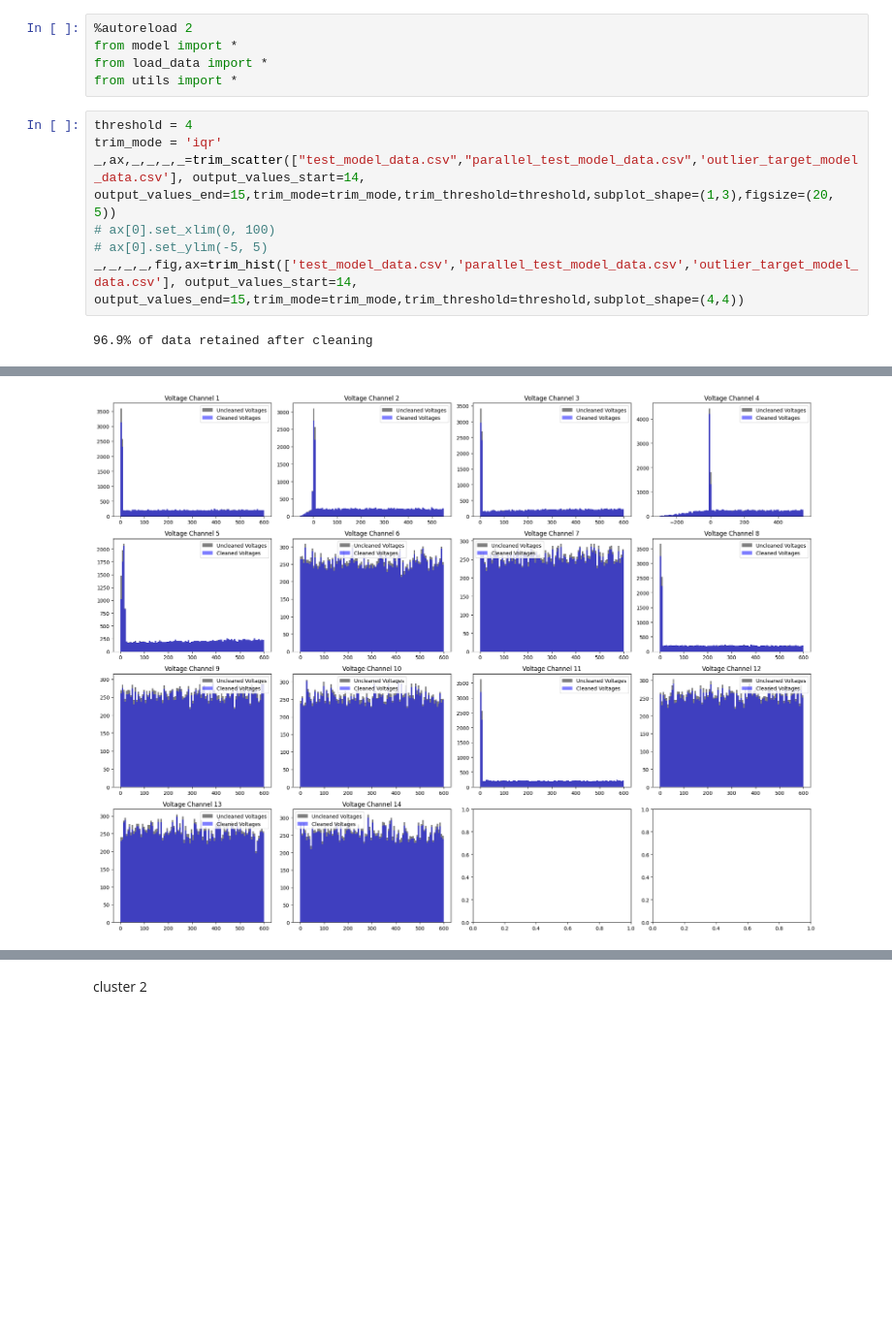
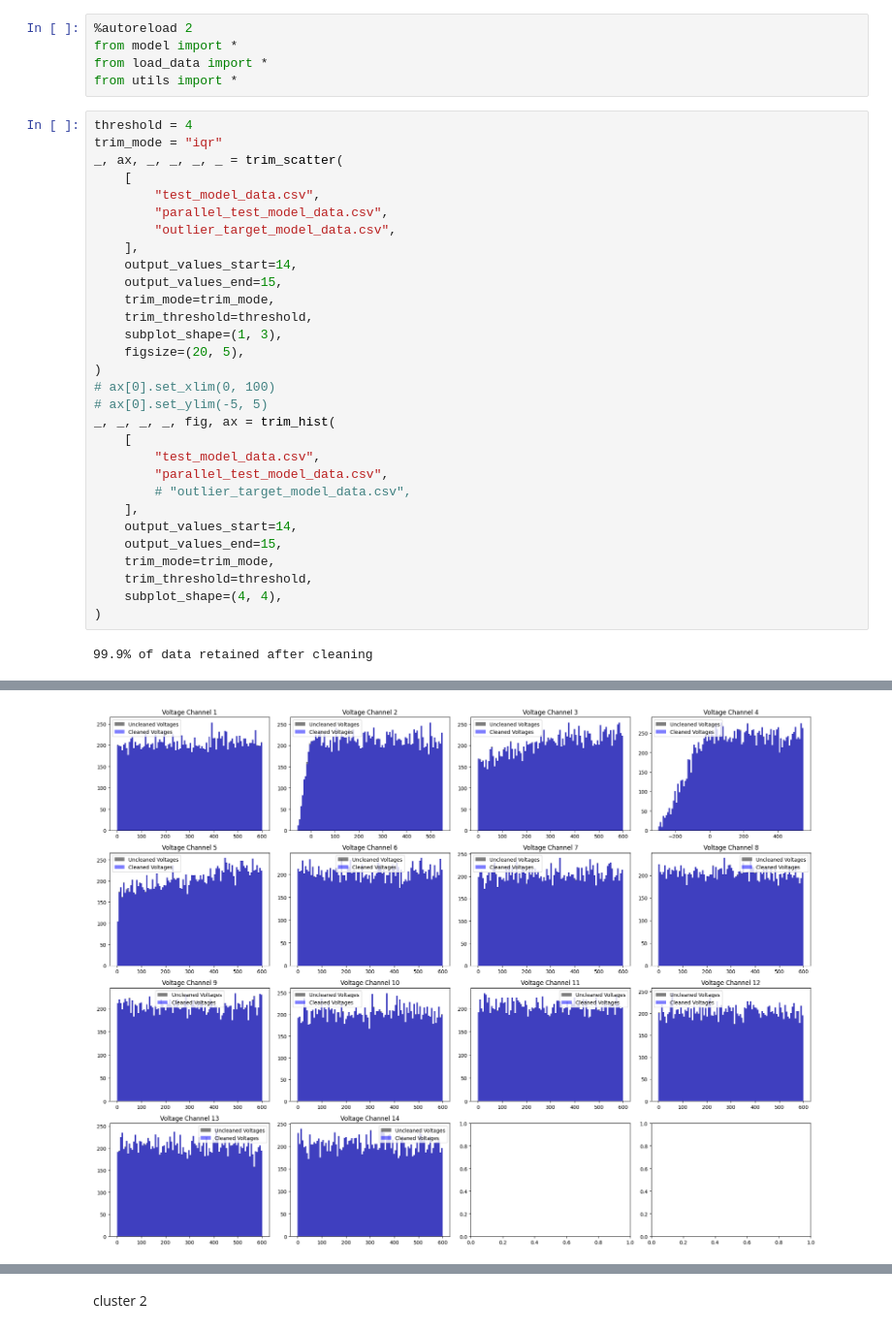
Before and after one commit to larrywu7/electron_optics, a Jupyter notebook: electron_optics_map_seperate_params.ipynb, the cells around one changed output, grey strips where cells are left out. Shown at 97% size. Drawn from its saved outputs; the diff is of its cells as text; blank space fills up the shorter version.

```diff
--- a/electron_optics_map_seperate_params.ipynb
+++ b/electron_optics_map_seperate_params.ipynb
@@ -13,10 +13,33 @@ from load_data import *
 from utils import *
 # %%
 threshold = 4
-trim_mode = 'iqr'
-_,ax,_,_,_,_=trim_scatter(["test_model_data.csv","parallel_test_model_data.csv",'outlier_target_model_data.csv'], output_values_start=14, output_values_end=15,trim_mode=trim_mode,trim_threshold=threshold,subplot_shape=(1,3),figsize=(20, 5))
+trim_mode = "iqr"
+_, ax, _, _, _, _ = trim_scatter(
+    [
+        "test_model_data.csv",
+        "parallel_test_model_data.csv",
+        "outlier_target_model_data.csv",
+    ],
+    output_values_start=14,
+    output_values_end=15,
+    trim_mode=trim_mode,
+    trim_threshold=threshold,
+    subplot_shape=(1, 3),
+    figsize=(20, 5),
+)
 # ax[0].set_xlim(0, 100)
 # ax[0].set_ylim(-5, 5)
-_,_,_,_,fig,ax=trim_hist(['test_model_data.csv','parallel_test_model_data.csv','outlier_target_model_data.csv'], output_values_start=14, output_values_end=15,trim_mode=trim_mode,trim_threshold=threshold,subplot_shape=(4,4))
+_, _, _, _, fig, ax = trim_hist(
+    [
+        "test_model_data.csv",
+        "parallel_test_model_data.csv",
+        # "outlier_target_model_data.csv",
+    ],
+    output_values_start=14,
+    output_values_end=15,
+    trim_mode=trim_mode,
+    trim_threshold=threshold,
+    subplot_shape=(4, 4),
+)
 # %% [output]
-96.9% of data retained after cleaning
+99.9% of data retained after cleaning
@@ -24,2 +47,2 @@ _,_,_,_,fig,ax=trim_hist(['test_model_data.csv','parallel_test_model_data.csv','
-[figure, old version]
+[figure, new version]
 # %%
```
Also changed, not shown: parts of 15 cells of this notebook, 19 other files.
